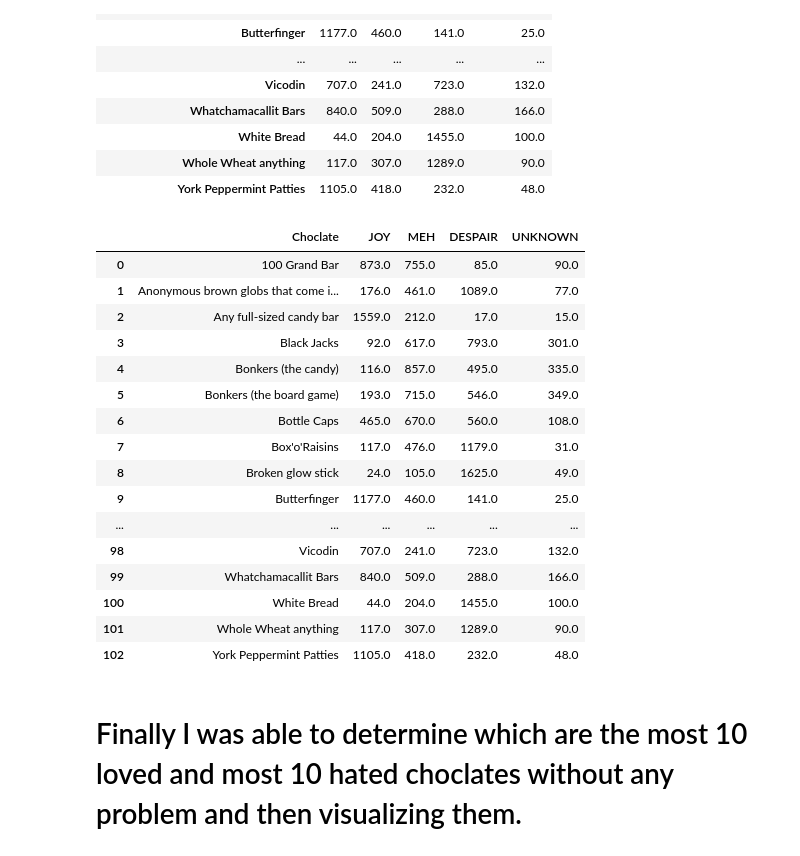
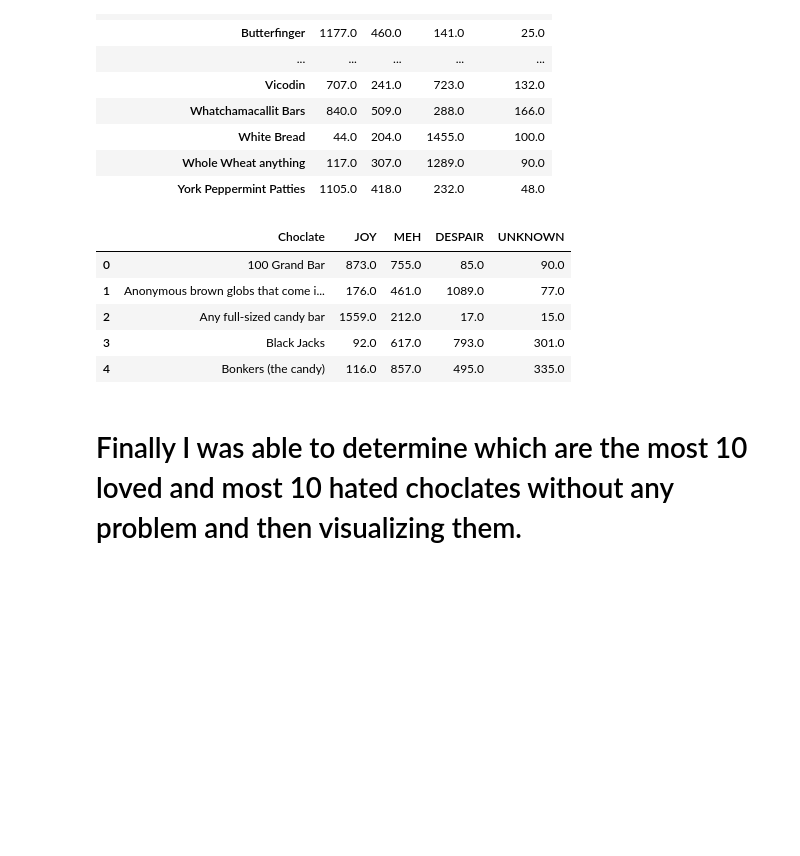
Before and after one commit to yousefkhaled40/IEEE_tasks, a Jupyter notebook: Candy task/Candy task.ipynb, the cells around one changed output. Saved outputs shown, nothing was run; the diff lists cells and outputs as text; code cells hidden in the pictures; blank space fills up the shorter version.

```diff
--- a/Candy task/Candy task.ipynb
+++ b/Candy task/Candy task.ipynb
@@ -405,8 +377,12 @@ Whole Wheat anything
 York Peppermint Patties                                                              0
 dtype: int64
 # %%
+i = 0
 for col in df_copy.columns:
     print(df_copy[col].value_counts())
+    i+=1
+    if i > 5:
+        break
 # %% [output]
 JOY        873
 MEH        755
@@ -617,25 +571,14 @@ final_df
 final_df.reset_index(inplace=True)
 final_df.rename(columns={'index':'Choclate'},inplace=True)
 # %%
-final_df
+final_df.head()
 # %% [output]
 |  | Choclate | JOY | MEH | DESPAIR | UNKNOWN |
 | 0 | 100 Grand Bar | 873.0 | 755.0 | 85.0 | 90.0 |
 | 1 | Anonymous brown globs that come i... | 176.0 | 461.0 | 1089.0 | 77.0 |
 | 2 | Any full-sized candy bar | 1559.0 | 212.0 | 17.0 | 15.0 |
 | 3 | Black Jacks | 92.0 | 617.0 | 793.0 | 301.0 |
 | 4 | Bonkers (the candy) | 116.0 | 857.0 | 495.0 | 335.0 |
-| 5 | Bonkers (the board game) | 193.0 | 715.0 | 546.0 | 349.0 |
-| 6 | Bottle Caps | 465.0 | 670.0 | 560.0 | 108.0 |
-| 7 | Box'o'Raisins | 117.0 | 476.0 | 1179.0 | 31.0 |
-| 8 | Broken glow stick | 24.0 | 105.0 | 1625.0 | 49.0 |
-| 9 | Butterfinger | 1177.0 | 460.0 | 141.0 | 25.0 |
-| ... | ... | ... | ... | ... | ... |
-| 98 | Vicodin | 707.0 | 241.0 | 723.0 | 132.0 |
-| 99 | Whatchamacallit Bars | 840.0 | 509.0 | 288.0 | 166.0 |
-| 100 | White Bread | 44.0 | 204.0 | 1455.0 | 100.0 |
-| 101 | Whole Wheat anything | 117.0 | 307.0 | 1289.0 | 90.0 |
-| 102 | York Peppermint Patties | 1105.0 | 418.0 | 232.0 | 48.0 |
 # %% [markdown]
 # Finally I was able to determine which are the most 10 loved and most 10 hated choclates without any problem and then visualizing them.
 # %%
```
Also changed, not shown: parts of 9 cells of this notebook.
